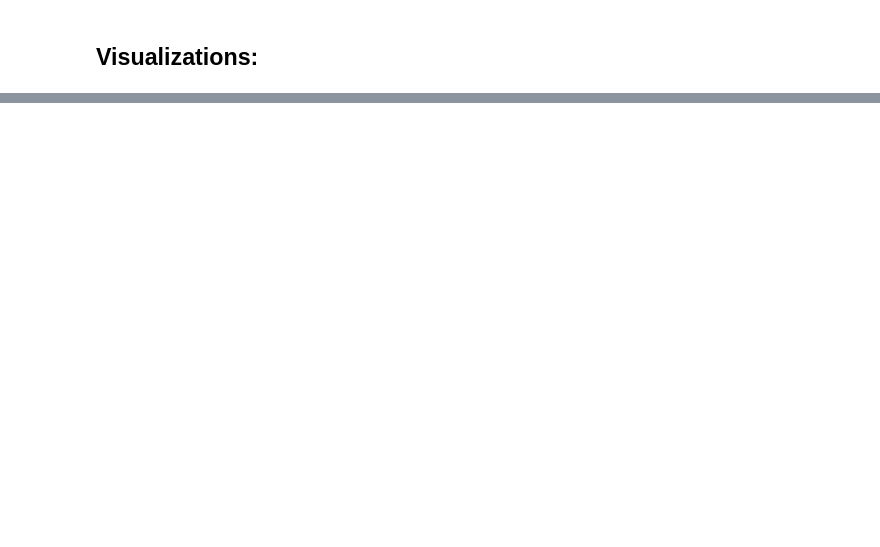
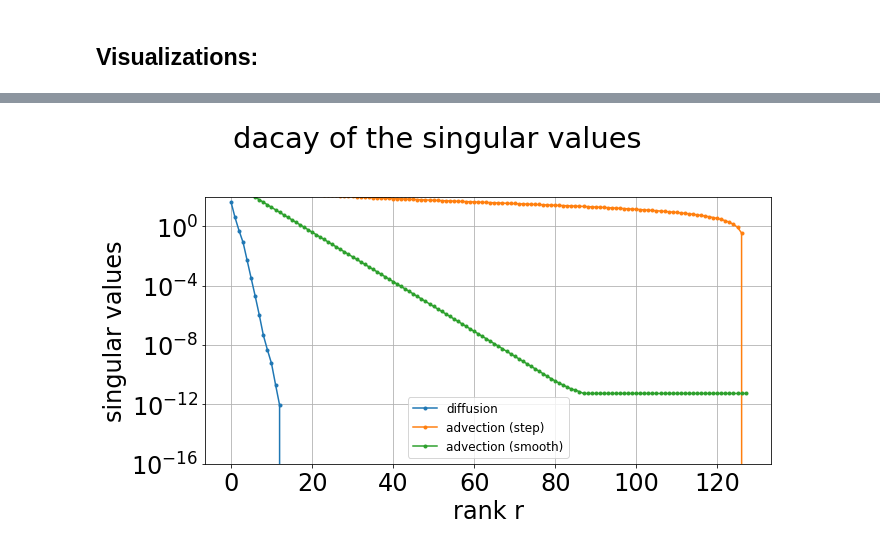
Before and after one commit to flabowski/FEniCS_rb_demo, a Jupyter notebook: poisson problem.ipynb, the cells around one changed output, grey strips where cells are left out. Cells and saved outputs as stored; diff of their text form; code cells hidden in the pictures; blank space fills up the shorter version.

```diff
--- a/poisson problem.ipynb
+++ b/poisson problem.ipynb
@@ -299,0 +220,14 @@ for j, thermal_conductivity in enumerate([step, step2, sigmoid]):
+# %%
+def gauss(x, time):
+    y = np.e**(-200 * (x+time)**2)
+    return y
+
+
+for i in range(m):
+    for j in range(n):
+        X[i, j] = gauss(x_V[i], time=j/n-1)
+
+
+#plot_snapshots_lines(X)
+#plot_snapshots_2D(X)
+#S_adv3 = plot_singular_values(X)
@@ -299,0 +295,23 @@ for j, thermal_conductivity in enumerate([step, step2, sigmoid]):
+# %%
+
+fig, ax1 = plt.subplots()
+lbls = ["diffusion", "advection (step)", "advection (smooth)"]
+for i, S in enumerate([S_diff, S_adv1, S_adv2]):
+    residual = np.sum(S**2) - np.cumsum(S**2)
+    ax1.plot(np.arange(0, len(S)), residual, ".-", label=lbls[i])
+n = np.arange(0, len(S))
+#ax1.plot(n, 1/(2*n**.5), "r--", label="1/(2*n**.5)")
+#ax1.plot(n, np.exp(-.25*n), "r--", label="np.exp(-.25*n)")
+ax1.set_xlabel("rank r")
+ax1.set_ylabel("singular values")
+ax1.set_yscale('log')
+#ax1.set_xlim([0, len(S)])
+ax1.set_ylim([1e-16, 1e2])
+ax1.grid(which="both")
+plt.suptitle("dacay of the singular values")
+#plt.grid()
+plt.legend(prop={'size': 12})
+plt.tight_layout()
+plt.show()
+# %% [output]
+[figure, added]
```
Also changed, not shown: parts of 37 cells of this notebook.
